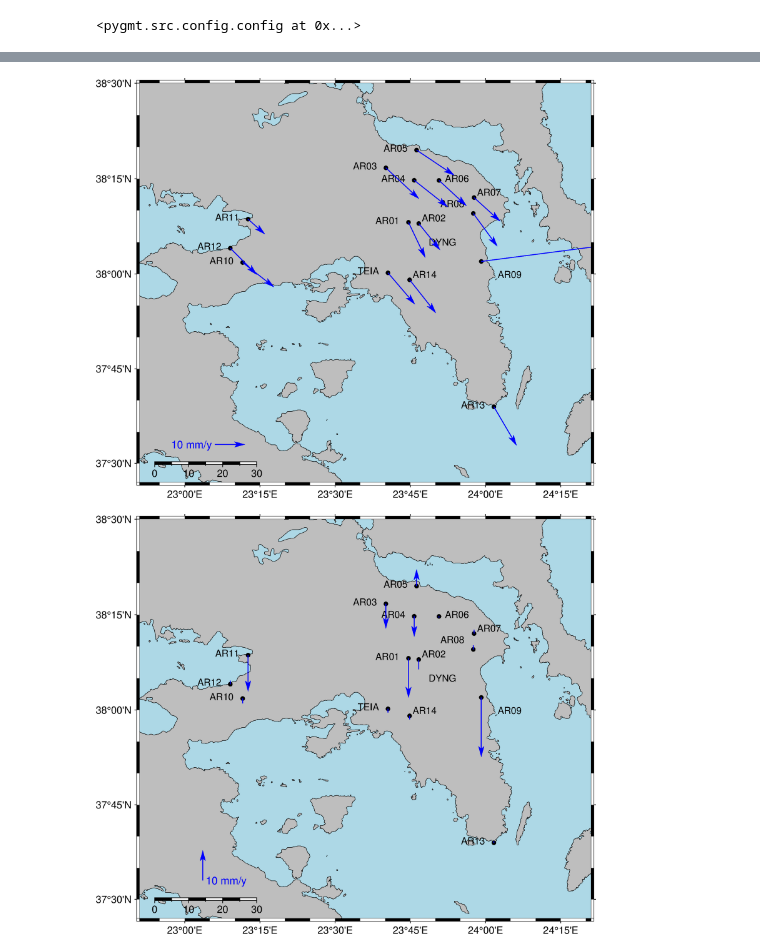
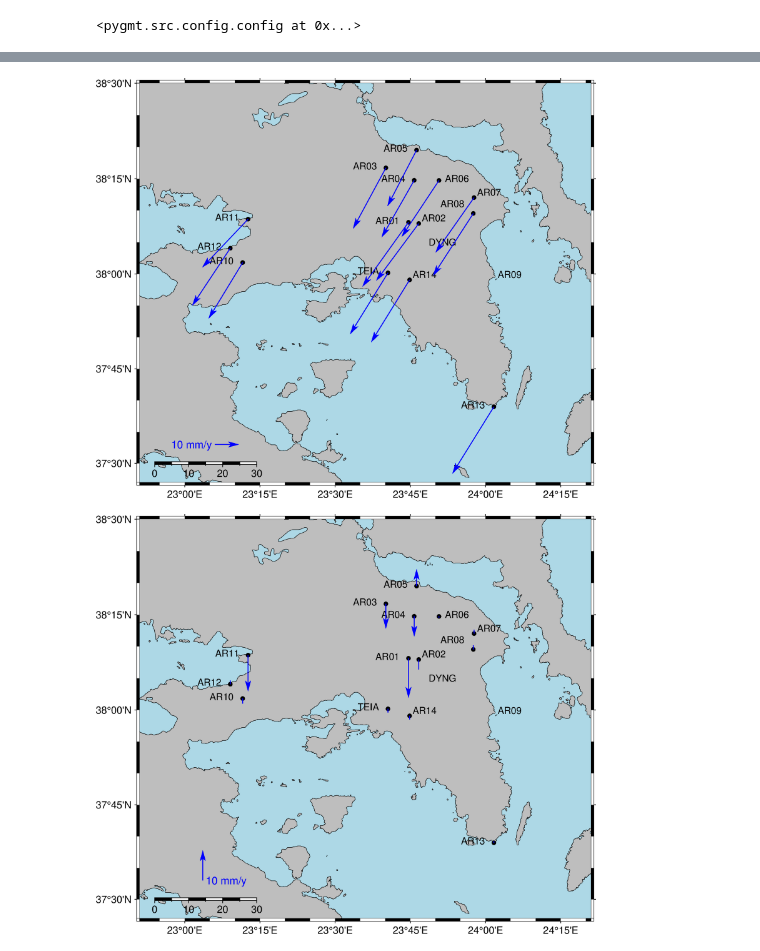
Before and after one commit to LabGeoTopo/gmt_pyplots, a Jupyter notebook: plotvel1.ipynb, the cells around one changed output, grey strips where cells are left out. Drawn from its saved outputs; the diff is of its cells as text; code cells hidden in the pictures.

Commit message:
diff changes

```diff
--- a/plotvel1.ipynb
+++ b/plotvel1.ipynb
@@ -12,7 +12,7 @@ pygmt.config(PS_CHAR_ENCODING="Standard+")
 # %%
 ## Set input data file
 ## Format input file "Code Lat Long H Ve sVe Vn sN Vu sVu" with this header line
-vel_df = pd.read_csv("data/diff_maps_SXETIKOS.txt", sep=" ", comment="#")
+vel_df = pd.read_csv("data/diff_maps_PPP.txt", sep=" ", comment="#")
 vel_df['vzero']=0
 #vel = vel_df.head()
 hvel = vel_df[['Long','Lat', 'Ve','Vn', 'sVe','sVn','sVu', 'Code']]
@@ -69,34 +89,34 @@ fig.coast(
 # location
 # fig.meca(focal_mechanism, scale="1c", longitude=23.5, latitude=36, depth=12.0)
 
 fig.plot(x=hvel.Long, y=hvel.Lat, style="c0.15c", color="black")
 
 fig.text(textfiles='labels', angle=True, font=True, justify=True)
 
 fig.velo(
     data=hvel,
     pen="0.7p,blue",
     uncertaintycolor  ="lightblue1",
     line=True,
-    spec="e0.1/0.39/0",
+    spec="e0.08/0.39/0",
     frame=["WSne"],
     vector="0.35c+e+gblue",
 )
 
 fig.velo(
     data=vsc,
     pen="0.7p,blue",
     uncertaintycolor  ="lightblue1",
     line=True,
-    spec="e0.1/0.39/10",
+    spec="e0.08/0.39/10",
     frame=["WSne"],
     vector="0.35c+e+gblue",
 )
 #vtext.to_csv(r'output.txt', header=None, index=None, sep=' ', mode='a')
 
 
 
 fig.show()
 # %% [output]
-[figure, old version]
+[figure, new version]
 # %%
@@ -151,5 +171,5 @@ fig.velo(
 
 fig.show()
 # %% [output]
-[figure, old version]
+[figure, new version]
 # %%
```
Also changed, not shown: parts of 3 cells of this notebook, 2 other files.
